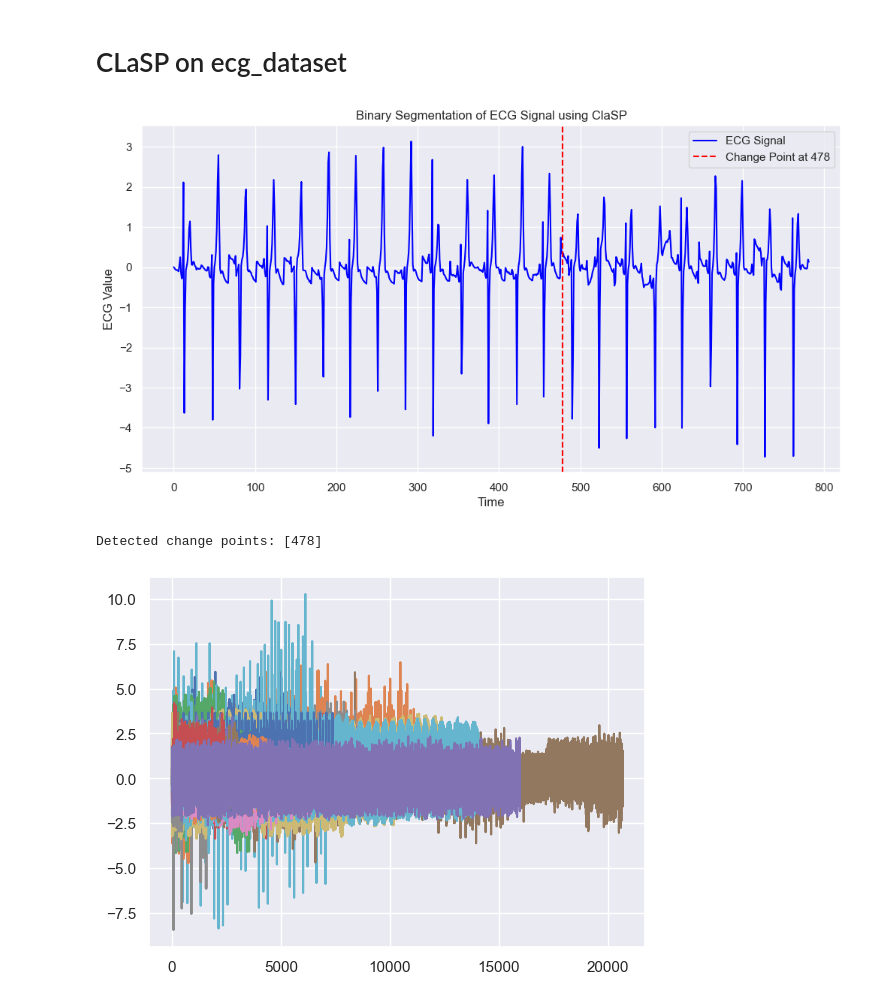
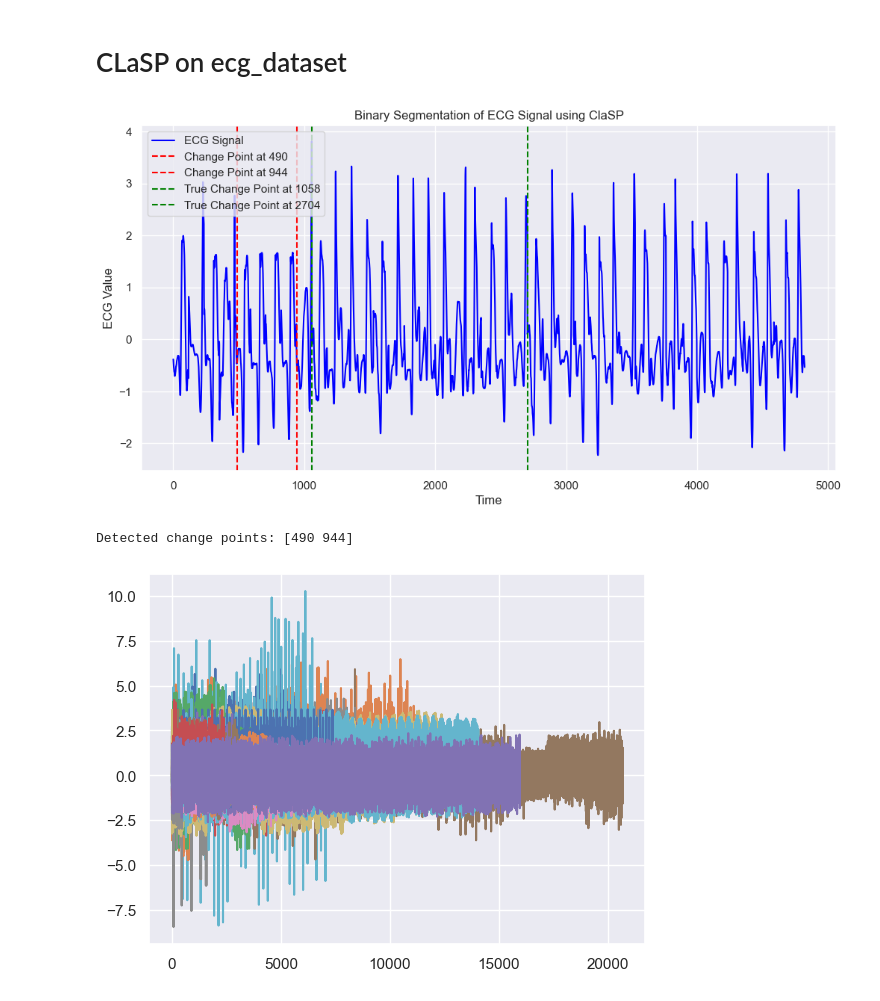
Before and after one commit to czotterbenedek/time-series-ensemble-segmentation, a Jupyter notebook: onlab_tfb4fy.ipynb, the cells around one changed output. Saved outputs shown, nothing was run; the diff lists cells and outputs as text; code cells hidden in the pictures.

```diff
--- a/onlab_tfb4fy.ipynb
+++ b/onlab_tfb4fy.ipynb
@@ -414,28 +367,30 @@ Average Score: 0.1669773917448666
 # %% [markdown]
 # CLaSP on ecg_dataset
 # %%
-which_row = 21
+which_row = 34
 
 # Select a single ECG signal (e.g., first row)
 #signal = np.array(microsoft_stocks_dataset['Open'])
 signal = tssb.loc[which_row, 'time_series']
 found_cps = BinaryClaSPSegmentation().fit_predict(signal)
 
 # Plot the results
 plt.figure(figsize=(12, 6))
 plt.plot(signal, label="ECG Signal", color="blue")
 for cp in found_cps:
     plt.axvline(x=cp, color="red", linestyle="--", label=f"Change Point at {cp}")
+for cp in tssb.loc[which_row, 'change_points']:
+    plt.axvline(x=cp, color="green", linestyle="--", label=f"True Change Point at {cp}")
 plt.title("Binary Segmentation of ECG Signal using ClaSP")
 plt.xlabel("Time")
 plt.ylabel("ECG Value")
 plt.legend()
 plt.show()
 
 print("Detected change points:", found_cps)
 # %% [output]
-[figure, old version]
+[figure, new version]
-Detected change points: [478]
+Detected change points: [490 944]
 # %%
 tssb = load_time_series_segmentation_datasets()
 # %%
```
Also changed, not shown: parts of 25 cells of this notebook, 1 other file.
